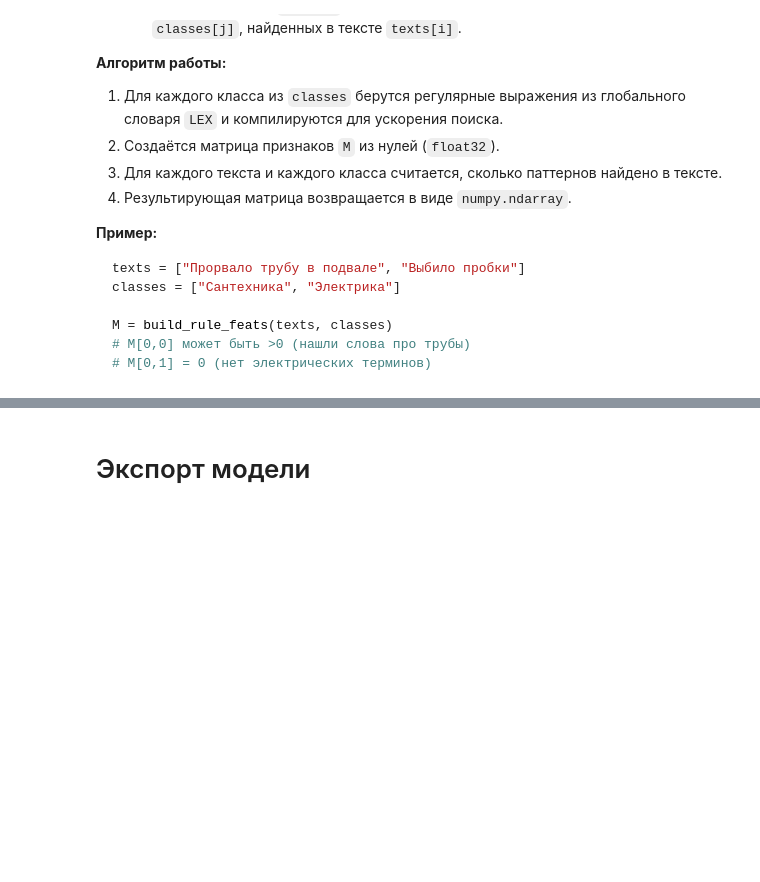
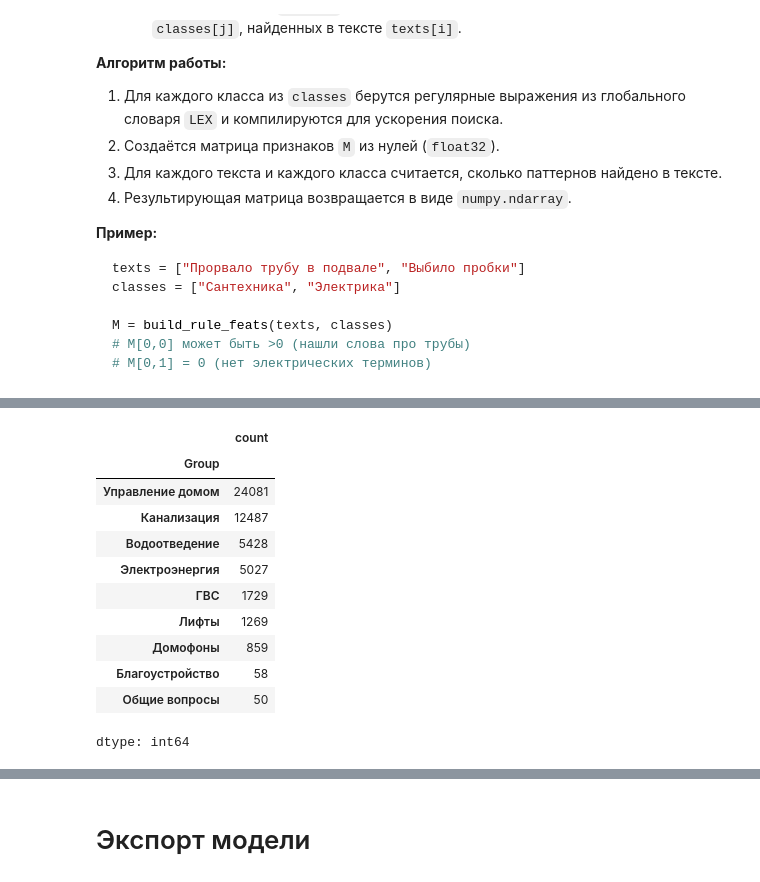
Before and after one commit to leontevsk1/zkh, a Jupyter notebook: servClassification.ipynb, the cells around one changed output, grey strips where cells are left out. Saved outputs shown, nothing was run; the diff lists cells and outputs as text; code cells hidden in the pictures; blank space fills up the shorter version.

```diff
--- a/servClassification.ipynb
+++ b/servClassification.ipynb
@@ -11,10 +11,10 @@ import joblib
 # %% [markdown]
 # Конфиг пути и тд
 # %%
-DATA_CSV = "data/train.csv"      # колонки: text,label
-TEXT_COL = "text"
-LABEL_COL = "label"
-MAJOR_CLASS = "ОДУ"              # мажорный класс (переименуй под свои данные)
+DATA_CSV = "/content/L_corrected.csv"      # колонки: text,label
+TEXT_COL = "Desc"
+LABEL_COL = "Group"
+MAJOR_CLASS = "Управление домом"              # мажорный класс (переименуй под свои данные)
 OUT_DIR = Path("artifacts"); OUT_DIR.mkdir(exist_ok=True)
 # %% [markdown]
 # Лексиконы
@@ -139 +128,16 @@ def pick_with_majority_threshold(proba: np.ndarray, classes: np.ndarray, major:
+# %%
+df['Group'].value_counts()
+# %% [output]
+|  | count |
+| Group |  |
+| Управление домом | 24081 |
+| Канализация | 12487 |
+| Водоотведение | 5428 |
+| Электроэнергия | 5027 |
+| ГВС | 1729 |
+| Лифты | 1269 |
+| Домофоны | 859 |
+| Благоустройство | 58 |
+| Общие вопросы | 50 |
+dtype: int64
 # %%
```
Also changed, not shown: parts of 11 cells of this notebook, 5 other files.
